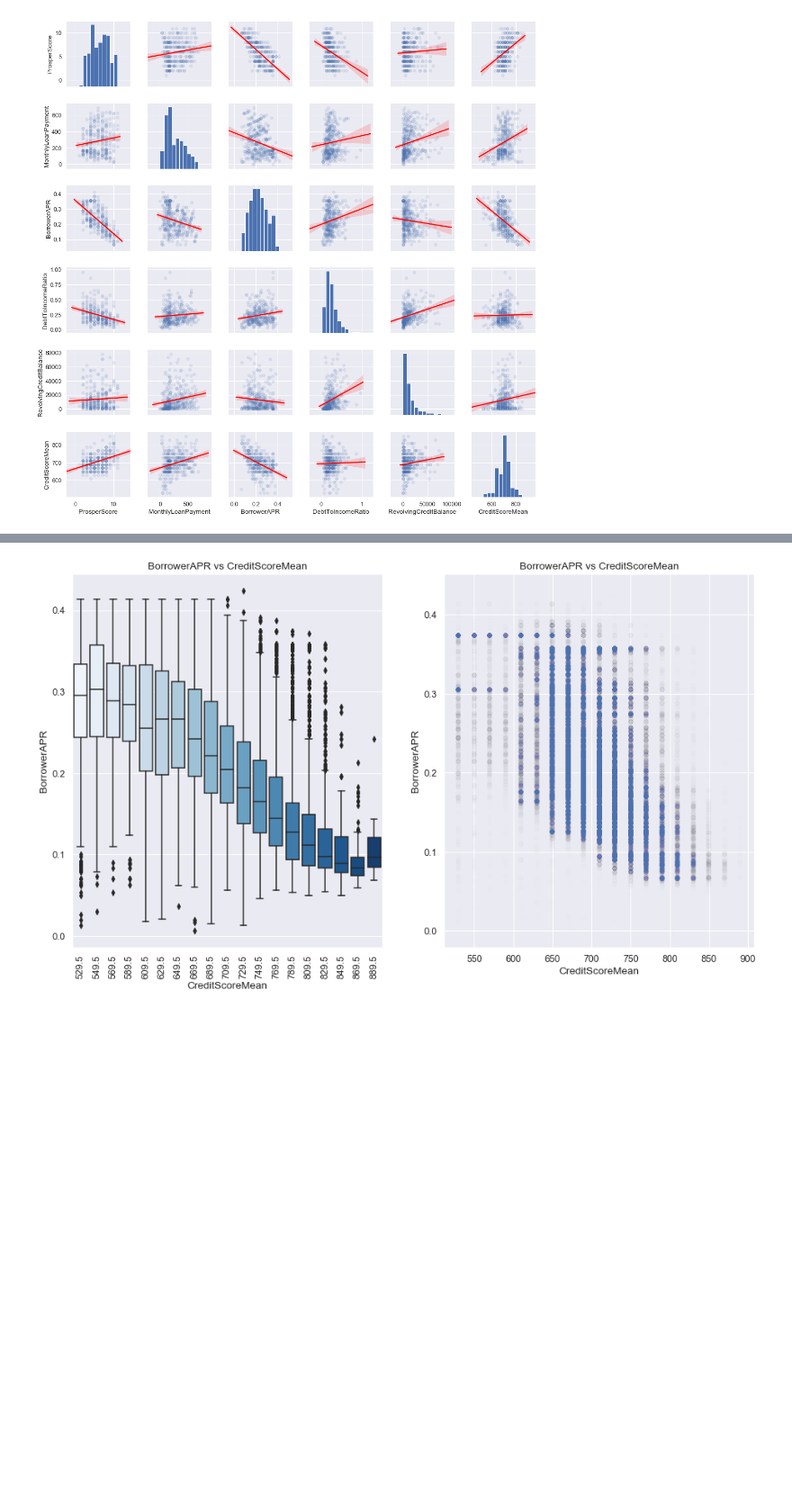
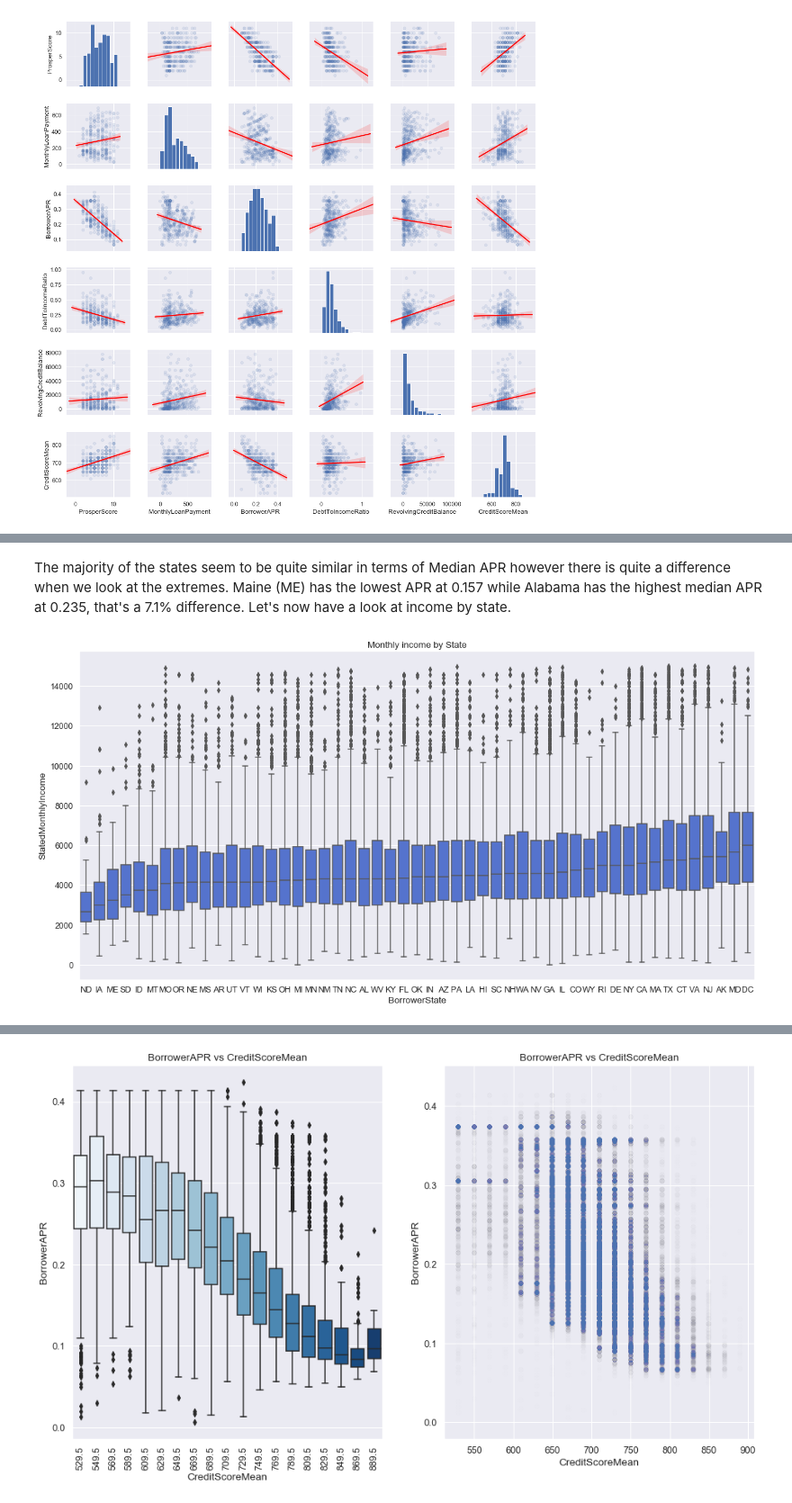
Before and after one commit to justinolgui/Communicate-Data-Findings, a Jupyter notebook: exploration_template.ipynb, the cells around one changed output, grey strips where cells are left out. Shown at 90% size. Cells and saved outputs as stored; diff of their text form; code cells hidden in the pictures; blank space fills up the shorter version.

```diff
--- a/exploration_template.ipynb
+++ b/exploration_template.ipynb
@@ -499,0 +527,17 @@ Borrower APR and Prosper Score demonstrate the clearest trend of all our plots,
+# %% [markdown]
+The majority of the states seem to be quite similar in terms of Median APR however there is quite a difference when we look at the extremes. Maine (ME) has the lowest APR at 0.157 while Alabama has the highest median APR at 0.235, that's a 7.1% difference. Let's now have a look at income by state.
+# %%
+# Groupby Listing Category and return the median
+BorrowerState_median_inc = Condensed_prosper.groupby('BorrowerState', as_index=False)['StatedMonthlyIncome'].median()
+# Sort by Borrower APR
+BorrowerState_median_inc_val = BorrowerState_median_inc.sort_values(by='StatedMonthlyIncome')
+BorrowerState_median_inc = list(BorrowerState_median_inc_val['BorrowerState'])
+
+#create boxplot
+ax = sb.boxplot(data = Condensed_prosper, x = 'BorrowerState', y = 'StatedMonthlyIncome', color="royalblue", order=BorrowerState_median_inc);
+plt.gcf().set_size_inches(18, 9);
+plt.title('Monthly income by State');
+plt.xlabel('BorrowerState')
+plt.ylabel('StatedMonthlyIncome');
+# %% [output]
+[figure, added]
```
Also changed, not shown: parts of 9 cells of this notebook, 1 other file.
